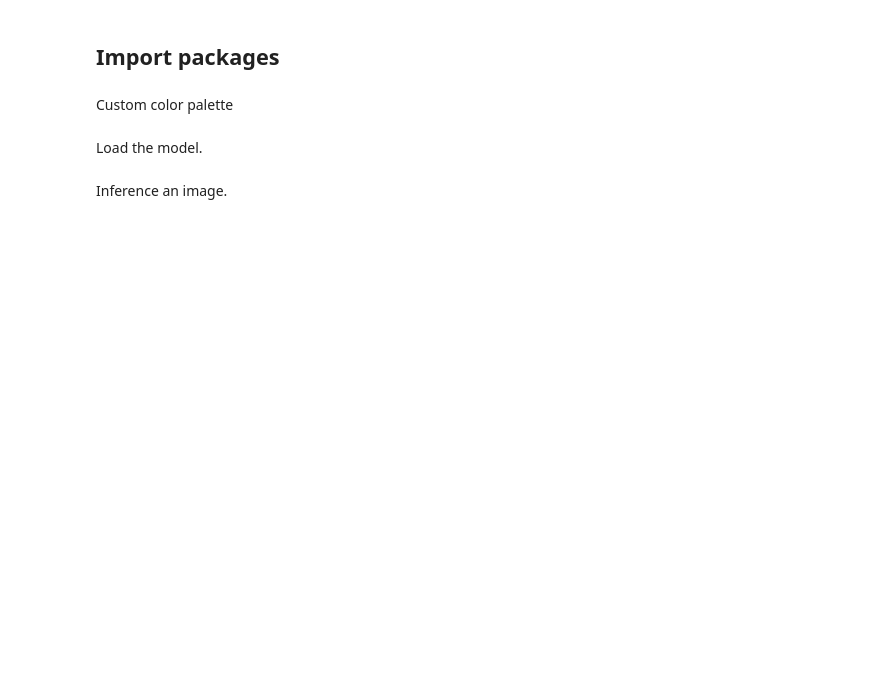
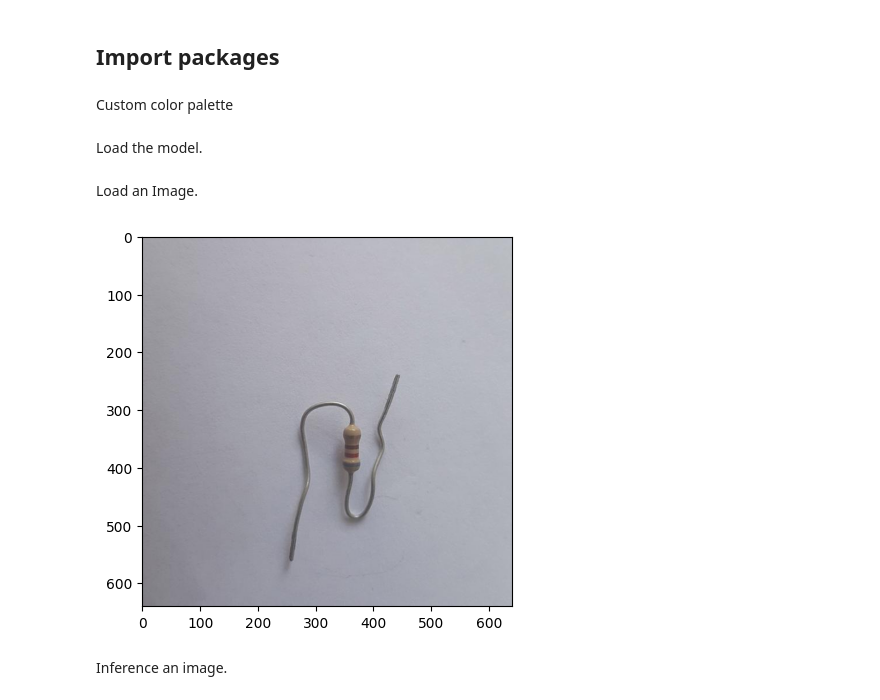
Before and after one commit to romangorbunov91/ML_3, a Jupyter notebook: inference.ipynb, the cells around one changed output. Saved outputs shown, nothing was run; the diff lists cells and outputs as text; code cells hidden in the pictures; blank space fills up the shorter version.

```diff
--- a/inference.ipynb
+++ b/inference.ipynb
@@ -31,6 +32,16 @@ colors.palette = custom_palette  # Replace with your custom colors
 Load the model.
 # %%
 best_model = YOLO('train_yolov8n/weights/best.pt')
+# %% [markdown]
+Load an Image.
+# %%
+img_name = 'resistor value training.v8i.yolov8/test/images/820R_1-4W_-89-_jpg.rf.e77e0ae0d4e055e2f42090570d8e946a.jpg'
+#img_name = 'test_img/test_5.jpg'
+
+img = np.asarray(Image.open(img_name))
+imgplot = plt.imshow(img)
+# %% [output]
+[figure, added]
 # %% [markdown]
 Inference an image.
 # %%
```
Also changed, not shown: parts of 3 cells of this notebook.
